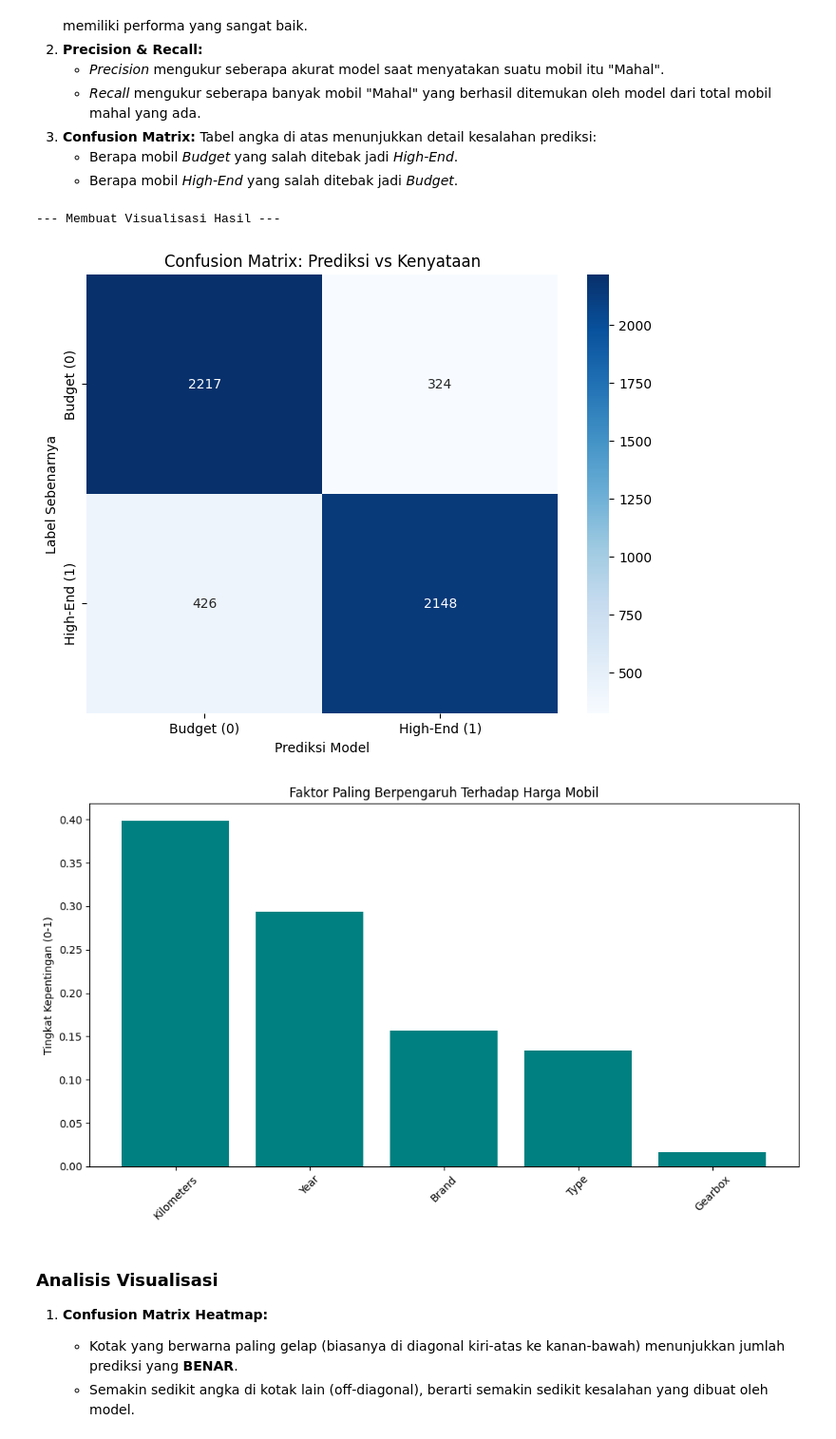
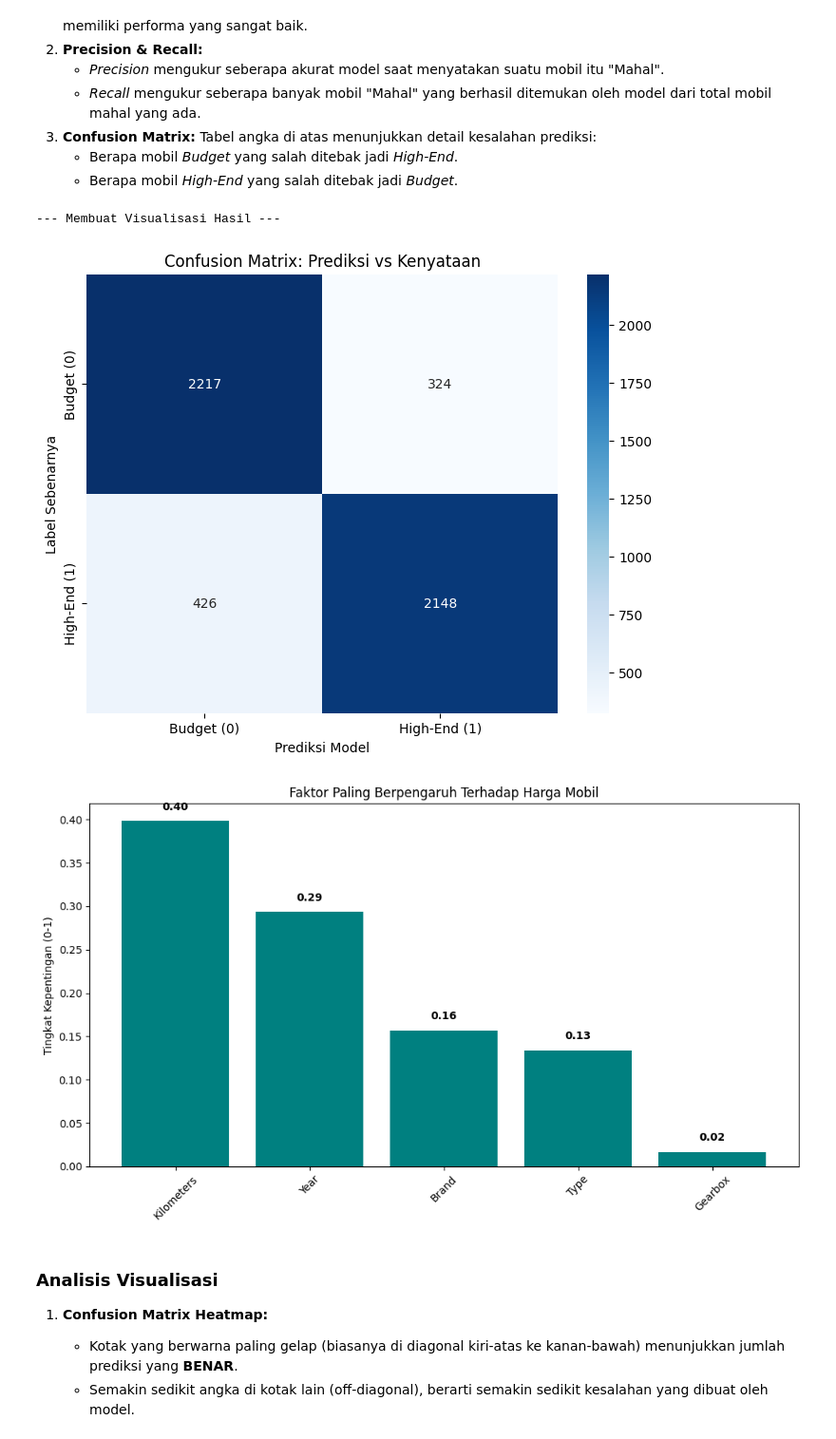
Before and after one commit to andartya-setyawan/TubesAnalisaKeputusanTI, a Jupyter notebook: Analisis_Pasar_Mobil_Australia.ipynb, the cells around one changed output. Shown: that part at 95% size. Saved outputs shown, nothing was run; the diff lists cells and outputs as text; code cells hidden in the pictures.

Commit message:
Update: Visualisasi feature importance dan tambah text limitations

```diff
--- a/Analisis_Pasar_Mobil_Australia.ipynb
+++ b/Analisis_Pasar_Mobil_Australia.ipynb
@@ -320,36 +320,45 @@ Pada tahap ini, model Random Forest telah dilatih dan diuji. Berikut adalah inte
 import seaborn as sns
 import matplotlib.pyplot as plt
 
 print("--- Membuat Visualisasi Hasil ---")
 
 # Visualisasi 1: Confusion Matrix Heatmap
 plt.figure(figsize=(8, 6))
 sns.heatmap(cm, annot=True, fmt='d', cmap='Blues',
             xticklabels=['Budget (0)', 'High-End (1)'],
             yticklabels=['Budget (0)', 'High-End (1)'])
 plt.title('Confusion Matrix: Prediksi vs Kenyataan')
 plt.xlabel('Prediksi Model')
 plt.ylabel('Label Sebenarnya')
 plt.show()
 
 # Visualisasi 2: Feature Importance (Faktor Penentu)
 # Mengambil nilai kepentingan fitur dari model Random Forest
 importances = rf_model.feature_importances_
-# Mengurutkan dari yang terbesar
 indices = np.argsort(importances)[::-1]
 feature_names = X.columns
 
 plt.figure(figsize=(10, 6))
 plt.title("Faktor Paling Berpengaruh Terhadap Harga Mobil")
-plt.bar(range(X.shape[1]), importances[indices], align="center", color='teal')
+
+# Membuat bar chart
+bars = plt.bar(range(X.shape[1]), importances[indices], align="center", color='teal')
+
+# Menambahkan label angka di atas setiap batang
+for bar in bars:
+    yval = bar.get_height()
+    # f'{yval:.2f}' memformat angka menjadi 2 desimal
+    plt.text(bar.get_x() + bar.get_width()/2, yval + 0.01, f'{yval:.2f}',
+             ha='center', va='bottom', fontweight='bold', fontsize=10)
+
 plt.xticks(range(X.shape[1]), [feature_names[i] for i in indices], rotation=45)
 plt.tight_layout()
 plt.ylabel('Tingkat Kepentingan (0-1)')
 plt.show()
 # %% [output]
 --- Membuat Visualisasi Hasil ---
 [figure]
-[figure, old version]
+[figure, new version]
 # %% [markdown]
 ### Analisis Visualisasi
 
```
Also changed, not shown: parts of 1 cell of this notebook.
